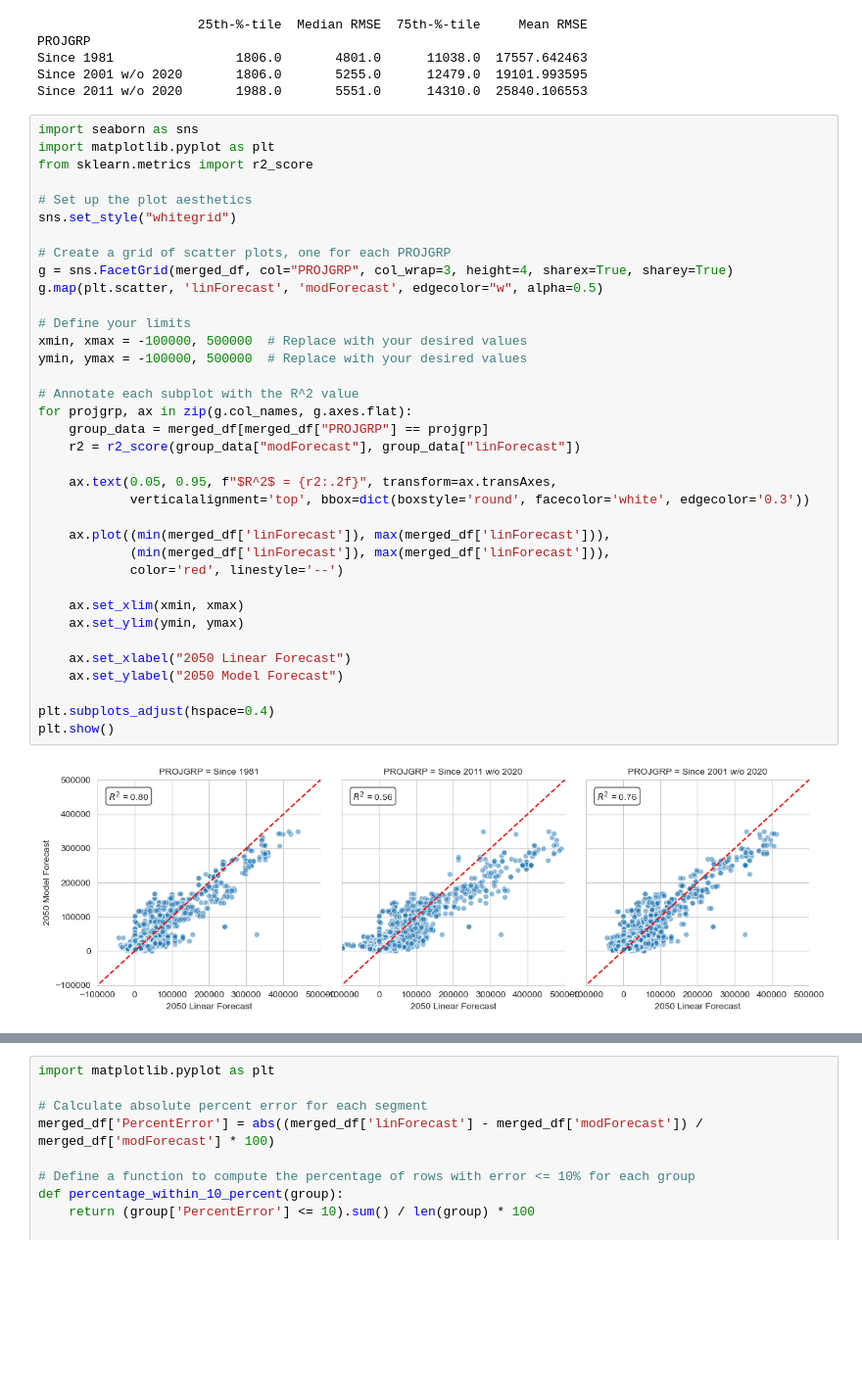
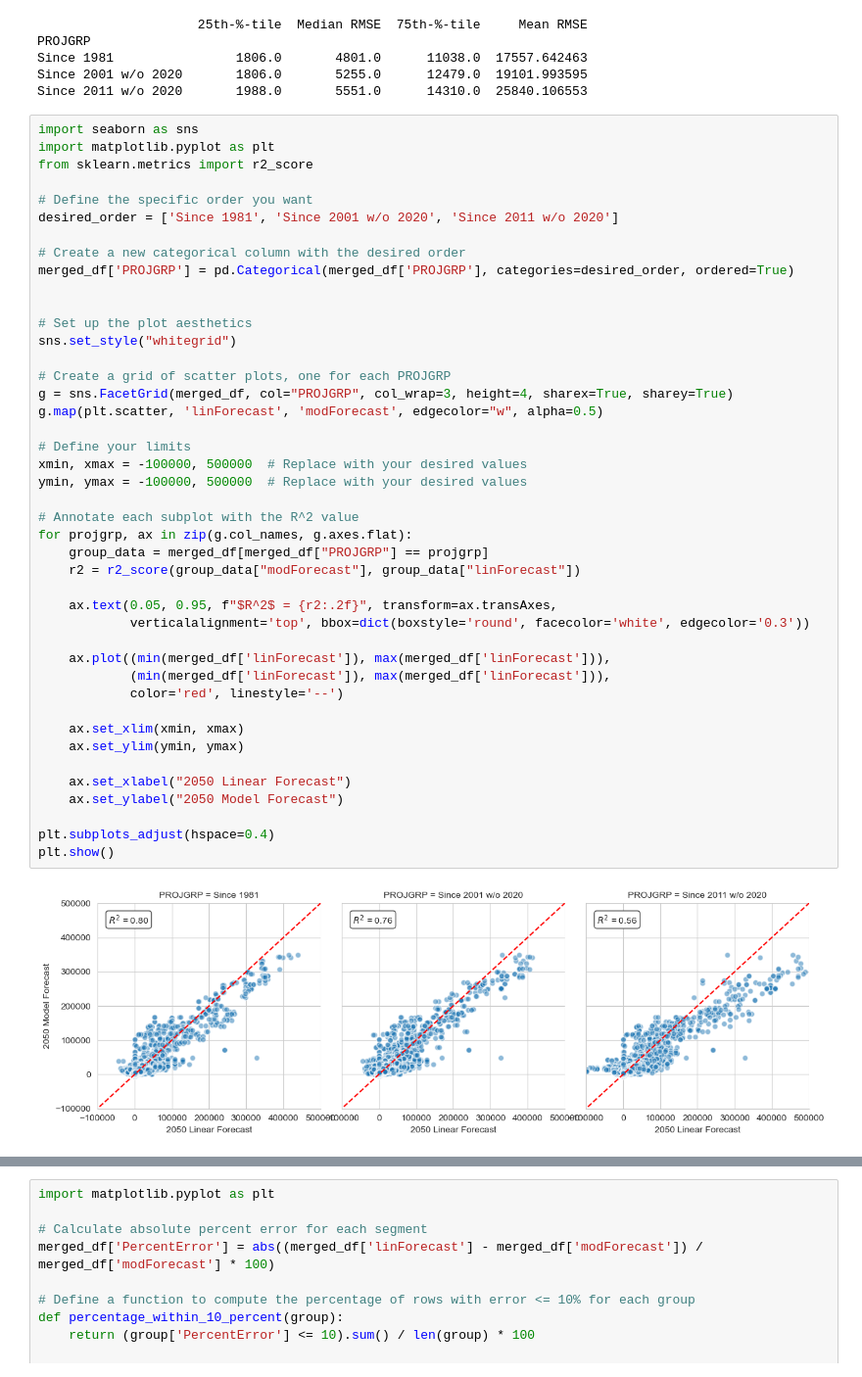
Before and after one commit to utahDEST/Demo-Linear-Forecasts, a Jupyter notebook: 4-Compare-to-Model-Forecasts.ipynb, the cells around one changed output, grey strips where cells are left out. Shown at 98% size. Saved outputs shown, nothing was run; the diff lists cells and outputs as text; blank space fills up the shorter version.

```diff
--- a/4-Compare-to-Model-Forecasts.ipynb
+++ b/4-Compare-to-Model-Forecasts.ipynb
@@ -60,37 +64,44 @@ Since 2011 w/o 2020       1988.0       5551.0      14310.0  25840.106553
 import seaborn as sns
 import matplotlib.pyplot as plt
 from sklearn.metrics import r2_score
+
+# Define the specific order you want
+desired_order = ['Since 1981', 'Since 2001 w/o 2020', 'Since 2011 w/o 2020']
+
+# Create a new categorical column with the desired order
+merged_df['PROJGRP'] = pd.Categorical(merged_df['PROJGRP'], categories=desired_order, ordered=True)
+
 
 # Set up the plot aesthetics
 sns.set_style("whitegrid")
 
 # Create a grid of scatter plots, one for each PROJGRP
 g = sns.FacetGrid(merged_df, col="PROJGRP", col_wrap=3, height=4, sharex=True, sharey=True)
 g.map(plt.scatter, 'linForecast', 'modForecast', edgecolor="w", alpha=0.5)
 
 # Define your limits
 xmin, xmax = -100000, 500000  # Replace with your desired values
 ymin, ymax = -100000, 500000  # Replace with your desired values
 
 # Annotate each subplot with the R^2 value
 for projgrp, ax in zip(g.col_names, g.axes.flat):
     group_data = merged_df[merged_df["PROJGRP"] == projgrp]
     r2 = r2_score(group_data["modForecast"], group_data["linForecast"])
 
     ax.text(0.05, 0.95, f"$R^2$ = {r2:.2f}", transform=ax.transAxes,
             verticalalignment='top', bbox=dict(boxstyle='round', facecolor='white', edgecolor='0.3'))
 
     ax.plot((min(merged_df['linForecast']), max(merged_df['linForecast'])),
             (min(merged_df['linForecast']), max(merged_df['linForecast'])),
             color='red', linestyle='--')
 
     ax.set_xlim(xmin, xmax)
     ax.set_ylim(ymin, ymax)
 
     ax.set_xlabel("2050 Linear Forecast")
     ax.set_ylabel("2050 Model Forecast")
 
 plt.subplots_adjust(hspace=0.4)
 plt.show()
 # %% [output]
-[figure, old version]
+[figure, new version]
```
Also changed, not shown: parts of 6 cells of this notebook.
